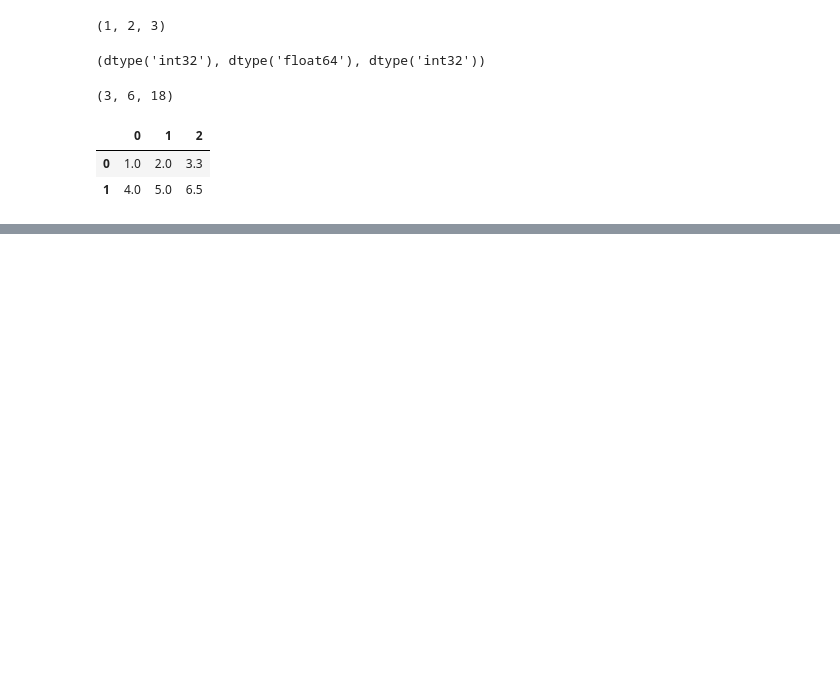
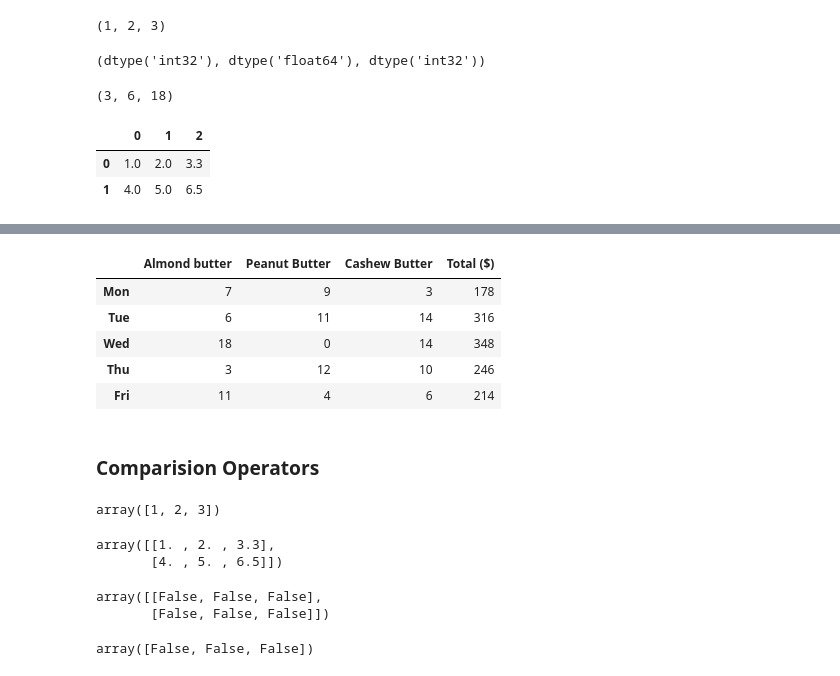
Before and after one commit to ashish-dahal/data-science-workspace, a Jupyter notebook: introduction-to-numpy.ipynb, the cells around one changed output, grey strips where cells are left out. Drawn from its saved outputs; the diff is of its cells as text; code cells hidden in the pictures; blank space fills up the shorter version.

```diff
--- a/introduction-to-numpy.ipynb
+++ b/introduction-to-numpy.ipynb
@@ -75,0 +433,30 @@ df
+# %%
+weekly_sales =  weekly_sales.rename(columns={'Total':'Total ($)'})
+weekly_sales
+# %% [output]
+|  | Almond butter | Peanut Butter | Cashew Butter | Total ($) |
+| Mon | 7 | 9 | 3 | 178 |
+| Tue | 6 | 11 | 14 | 316 |
+| Wed | 18 | 0 | 14 | 348 |
+| Thu | 3 | 12 | 10 | 246 |
+| Fri | 11 | 4 | 6 | 214 |
+# %% [markdown]
+### Comparision Operators
+# %%
+a1
+# %% [output]
+array([1, 2, 3])
+# %%
+a2
+# %% [output]
+array([[1. , 2. , 3.3],
+       [4. , 5. , 6.5]])
+# %%
+a1 > a2
+# %% [output]
+array([[False, False, False],
+       [False, False, False]])
+# %%
+a1>5
+# %% [output]
+array([False, False, False])
```
Also changed, not shown: parts of 76 cells of this notebook, 3 other files.
